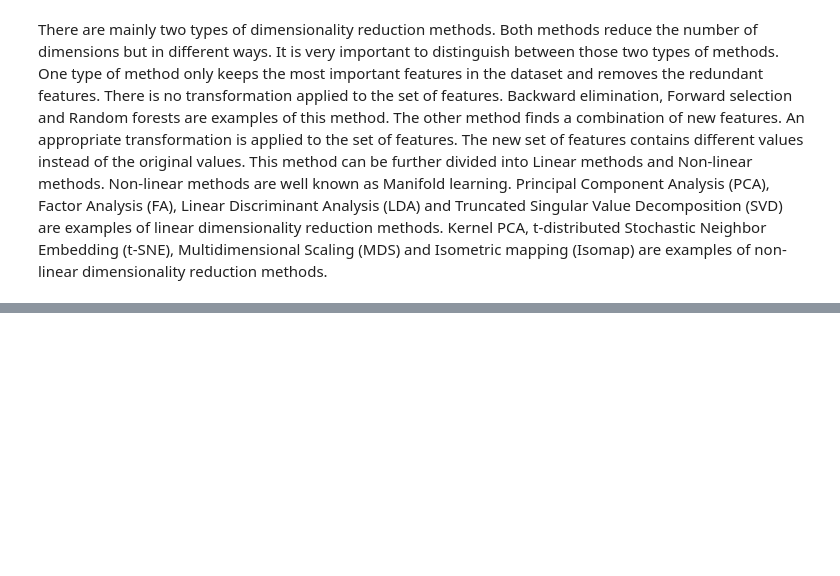
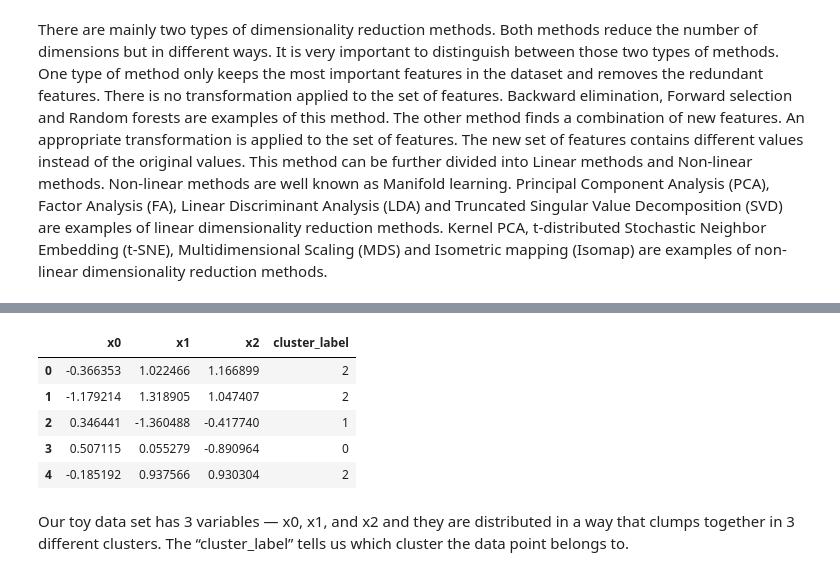
Before and after one commit to rajeshmore1/DataScience_Mentorship, a Jupyter notebook: ML_24_Unsupervised_Learning_algorithms_(PCA).ipynb, the cells around one changed output, grey strips where cells are left out. Cells and saved outputs as stored; diff of their text form; code cells hidden in the pictures; blank space fills up the shorter version.

```diff
--- a/ML_24_Unsupervised_Learning_algorithms_(PCA).ipynb
+++ b/ML_24_Unsupervised_Learning_algorithms_(PCA).ipynb
@@ -115,0 +257,22 @@ PCA is one of my favorite machine learning algorithms. PCA is a linear dimension
+# %%
+# Create an array with 3 clusters in 3-dimensions
+X, y = make_blobs(n_samples=1000, centers=3, n_features=3, random_state=0, cluster_std=[1,2,3], center_box=(10,65))
+
+# Standardize the data
+X = StandardScaler().fit_transform(X)
+
+# Prepare the array in a DataFrame
+col_name = ['x' + str(idx) for idx in range(0, X.shape[1])]
+df = pd.DataFrame(X, columns=col_name)
+df['cluster_label'] = y
+
+df.head()
+# %% [output]
+|  | x0 | x1 | x2 | cluster_label |
+| 0 | -0.366353 | 1.022466 | 1.166899 | 2 |
+| 1 | -1.179214 | 1.318905 | 1.047407 | 2 |
+| 2 | 0.346441 | -1.360488 | -0.417740 | 1 |
+| 3 | 0.507115 | 0.055279 | -0.890964 | 0 |
+| 4 | -0.185192 | 0.937566 | 0.930304 | 2 |
+# %% [markdown]
+Our toy data set has 3 variables — x0, x1, and x2 and they are distributed in a way that clumps together in 3 different clusters. The “cluster_label” tells us which cluster the data point belongs to.
```
Also changed, not shown: parts of 38 cells of this notebook.
